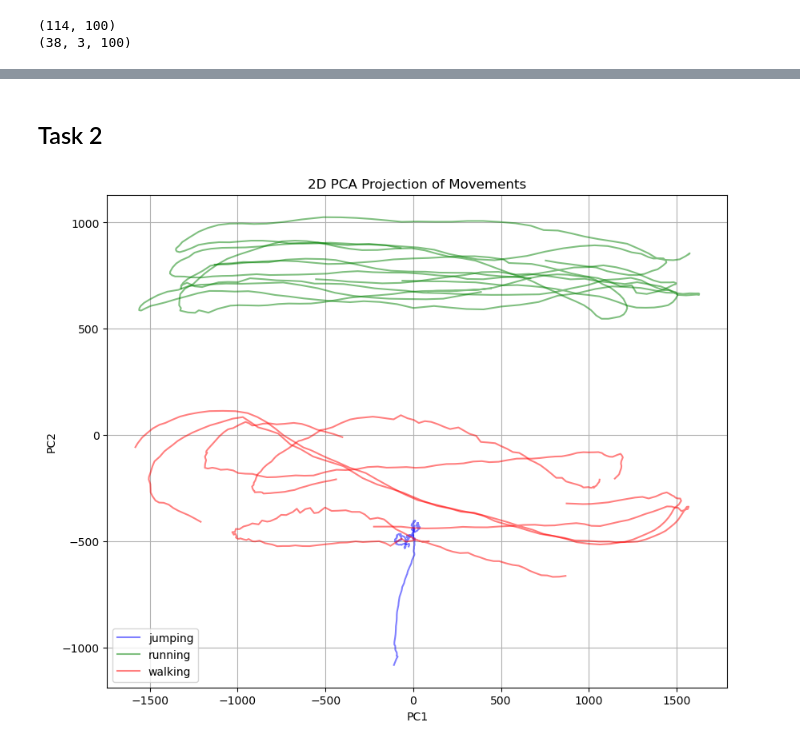
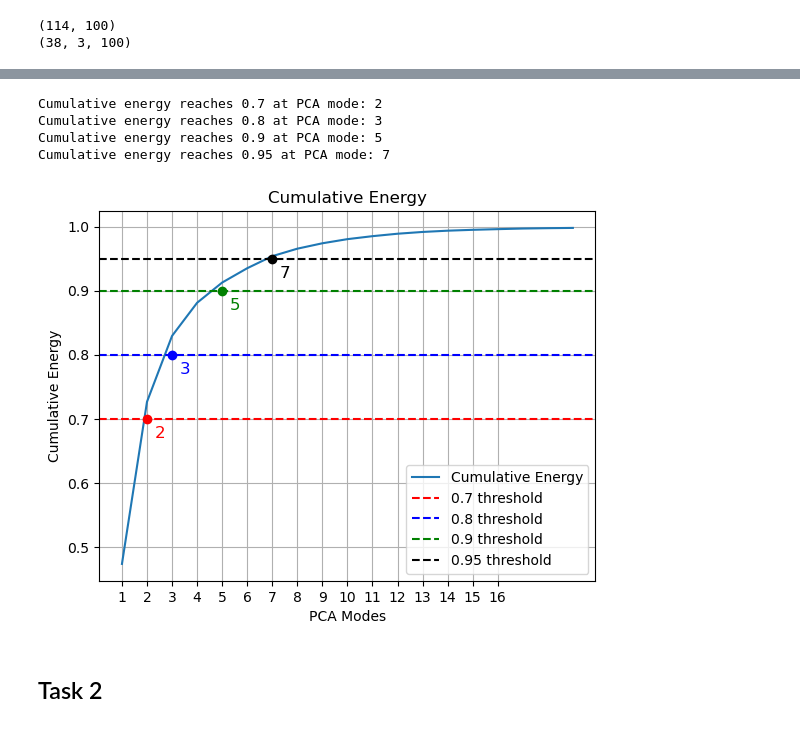
Before and after one commit to Rohan-Pandey1729/AMATH482, a Jupyter notebook: Report 2/Code.ipynb, the cells around one changed output, grey strips where cells are left out. Drawn from its saved outputs; the diff is of its cells as text; code cells hidden in the pictures.

```diff
--- a/Report 2/Code.ipynb
+++ b/Report 2/Code.ipynb
@@ -115,0 +26,13 @@ Components required: 70% - 7, 80% - 10, 90% - 16, 95% - 23
+# %%
+folder = "hw2data/train/"
+files = os.listdir(folder)
+
+movements = ["jumping", "running", "walking"]
+
+X_train = []
+for movement in movements:
+    for i in range(1, 6):
+        path = os.path.join(folder, movement + "_" + str(i) + ".npy")
+        X_train.append(np.load(path))
+
+X_train = np.hstack(X_train)  # (114, 1500)
@@ -115,0 +47,2 @@ Components required: 70% - 7, 80% - 10, 90% - 16, 95% - 23
+# %%
+centered_data = X_train - np.mean(X_train, axis=1)[:, None]
@@ -115,0 +53,3 @@ Components required: 70% - 7, 80% - 10, 90% - 16, 95% - 23
+# %%
+U, Sigma, Vt = np.linalg.svd(centered_data)
+# (114, 114) (114,) (1500, 1500)
@@ -116,27 +73,36 @@ Components required: 70% - 7, 80% - 10, 90% - 16, 95% - 23
+# %%
+energy = np.power(Sigma, 2)/np.sum(np.power(Sigma, 2))
+cumulative_energy = np.cumsum(energy)
+
+thresholds = [0.7, 0.8, 0.9, 0.95]
+colors = ["red", "blue", "green", "black"]
+intersection_points = {}
+for threshold in thresholds:
+    idx = np.searchsorted(cumulative_energy, threshold) + 1  # +1 to match PCA mode indexing
+    intersection_points[threshold] = idx
+    print(f"Cumulative energy reaches {threshold} at PCA mode: {idx}")
+
+plt.figure()
+plt.plot(np.arange(1, 20, 1), cumulative_energy[:19], label="Cumulative Energy")
+
+for threshold, color in zip(thresholds, colors):
+    idx = intersection_points[threshold]
+    plt.axhline(y=threshold, color=color, linestyle="--", label=f"{threshold} threshold")
+    plt.scatter(idx, threshold, color=color, zorder=3)
+    plt.text(idx + 0.3, threshold - 0.03, f"{idx}", color=color, fontsize=12)
+
+plt.xticks(np.arange(1, 17, 1))
+plt.grid(True)
+plt.title("Cumulative Energy")
+plt.xlabel("PCA Modes")
+plt.ylabel("Cumulative Energy")
+plt.legend()
+plt.show()
+# %% [output]
+Cumulative energy reaches 0.7 at PCA mode: 2
+Cumulative energy reaches 0.8 at PCA mode: 3
+Cumulative energy reaches 0.9 at PCA mode: 5
+Cumulative energy reaches 0.95 at PCA mode: 7
+[figure, added]
 # %% [markdown]
 ## Task 2
-# %%
-labels = np.repeat([0, 1, 2], repeats=5*100).reshape(15, 100).T.flatten()
-
-pca2 = PCA(n_components=2)
-X_pca2 = pca2.fit_transform(X)
-
-pca3 = PCA(n_components=3)
-X_pca3 = pca3.fit_transform(X)
-
-samples_pca2 = [X_pca2[i*100:(i+1)*100] for i in range(15)]
-samples_pca3 = [X_pca3[i*100:(i+1)*100] for i in range(15)]
-
-plt.figure(figsize=(10, 8))
-colors = ['blue', 'green', 'red']
-for i, sample in enumerate(samples_pca2):
-    movement = i // 5
-    plt.plot(sample[:, 0], sample[:, 1], color=colors[movement], alpha=0.5, label=movements[movement] if i % 5 == 0 else "")
-plt.xlabel('PC1')
-plt.ylabel('PC2')
-plt.title('2D PCA Projection of Movements')
-plt.legend()
-plt.grid()
-plt.show()
-# %% [output]
-[figure, removed]
```
Also changed, not shown: parts of 27 cells of this notebook, 16 other files.
